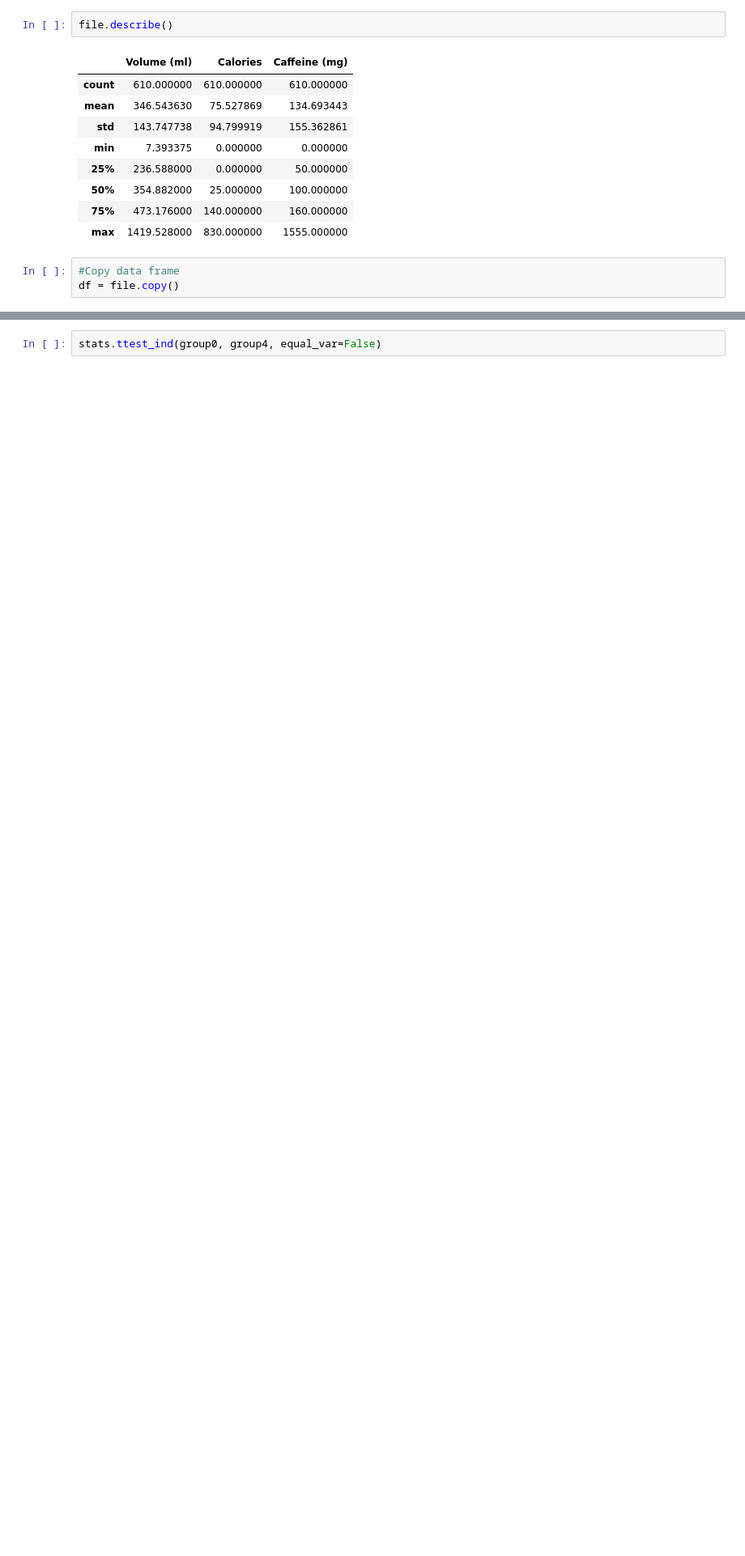
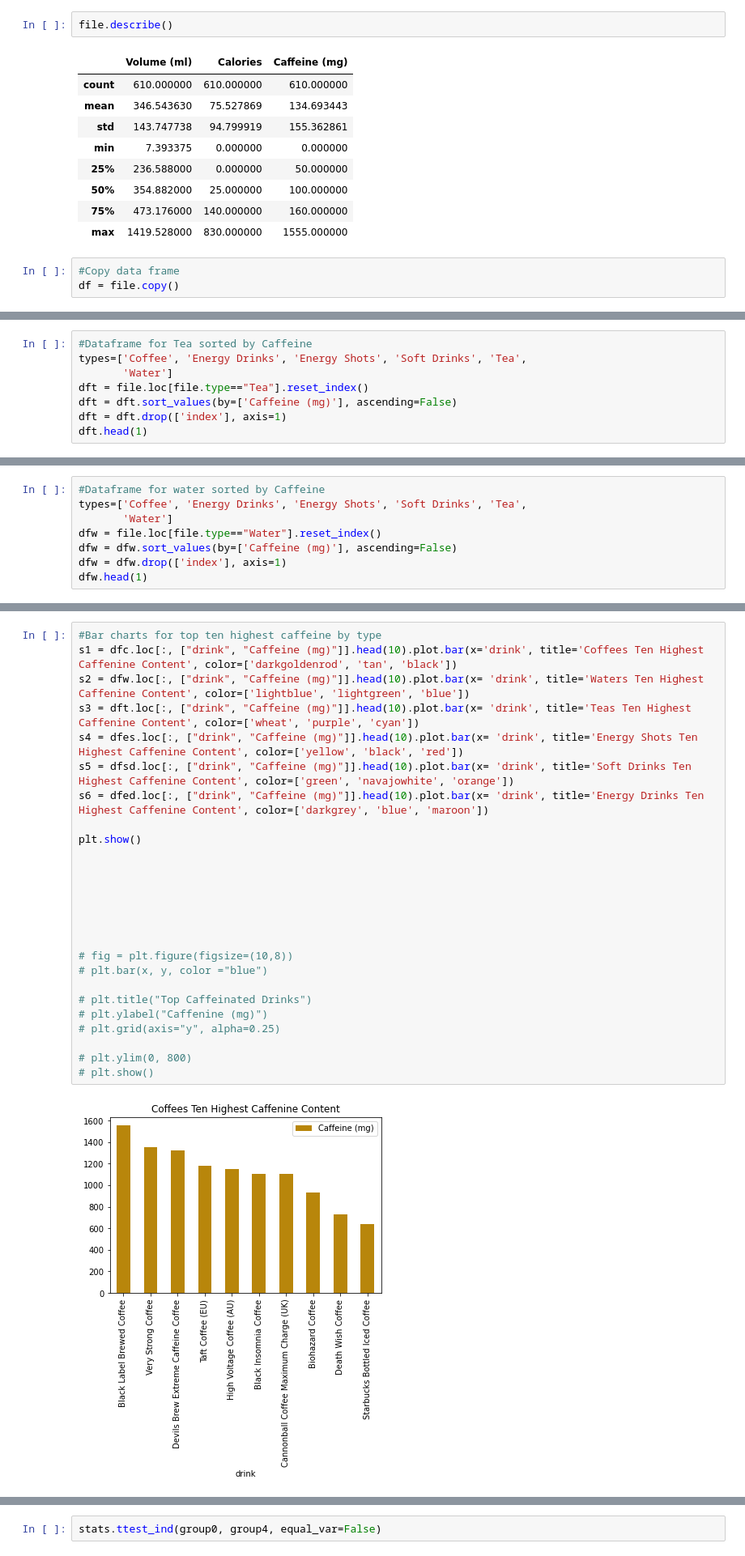
Before and after one commit to LWKYDTWSH/SMU-Project-1-Group-6, a Jupyter notebook: Bekhem's work/Caffeine_BH.ipynb, the cells around one changed output, grey strips where cells are left out. Shown at 81% size. Cells and saved outputs as stored; diff of their text form; blank space fills up the shorter version.

```diff
--- a/Bekhem's work/Caffeine_BH.ipynb
+++ b/Bekhem's work/Caffeine_BH.ipynb
@@ -102,0 +147,8 @@ file
+# %%
+#Dataframe for Tea sorted by Caffeine
+types=['Coffee', 'Energy Drinks', 'Energy Shots', 'Soft Drinks', 'Tea',
+       'Water']
+dft = file.loc[file.type=="Tea"].reset_index()
+dft = dft.sort_values(by=['Caffeine (mg)'], ascending=False)
+dft = dft.drop(['index'], axis=1)
+dft.head(1)
@@ -102,0 +158,8 @@ file
+# %%
+#Dataframe for water sorted by Caffeine
+types=['Coffee', 'Energy Drinks', 'Energy Shots', 'Soft Drinks', 'Tea',
+       'Water']
+dfw = file.loc[file.type=="Water"].reset_index()
+dfw = dfw.sort_values(by=['Caffeine (mg)'], ascending=False)
+dfw = dfw.drop(['index'], axis=1)
+dfw.head(1)
@@ -102,0 +169,28 @@ file
+# %%
+#Bar charts for top ten highest caffeine by type
+s1 = dfc.loc[:, ["drink", "Caffeine (mg)"]].head(10).plot.bar(x='drink', title='Coffees Ten Highest Caffenine Content', color=['darkgoldenrod', 'tan', 'black'])
+s2 = dfw.loc[:, ["drink", "Caffeine (mg)"]].head(10).plot.bar(x= 'drink', title='Waters Ten Highest Caffenine Content', color=['lightblue', 'lightgreen', 'blue'])
+s3 = dft.loc[:, ["drink", "Caffeine (mg)"]].head(10).plot.bar(x= 'drink', title='Teas Ten Highest Caffenine Content', color=['wheat', 'purple', 'cyan'])
+s4 = dfes.loc[:, ["drink", "Caffeine (mg)"]].head(10).plot.bar(x= 'drink', title='Energy Shots Ten Highest Caffenine Content', color=['yellow', 'black', 'red'])
+s5 = dfsd.loc[:, ["drink", "Caffeine (mg)"]].head(10).plot.bar(x= 'drink', title='Soft Drinks Ten Highest Caffenine Content', color=['green', 'navajowhite', 'orange'])
+s6 = dfed.loc[:, ["drink", "Caffeine (mg)"]].head(10).plot.bar(x= 'drink', title='Energy Drinks Ten Highest Caffenine Content', color=['darkgrey', 'blue', 'maroon'])
+
+plt.show()
+
+
+
+
+
+
+
+# fig = plt.figure(figsize=(10,8))
+# plt.bar(x, y, color ="blue")
+
+# plt.title("Top Caffeinated Drinks")
+# plt.ylabel("Caffenine (mg)")
+# plt.grid(axis="y", alpha=0.25)
+
+# plt.ylim(0, 800)
+# plt.show()
+# %% [output]
+[figure, added]
```
Also changed, not shown: parts of 33 cells of this notebook, 3 other files.
